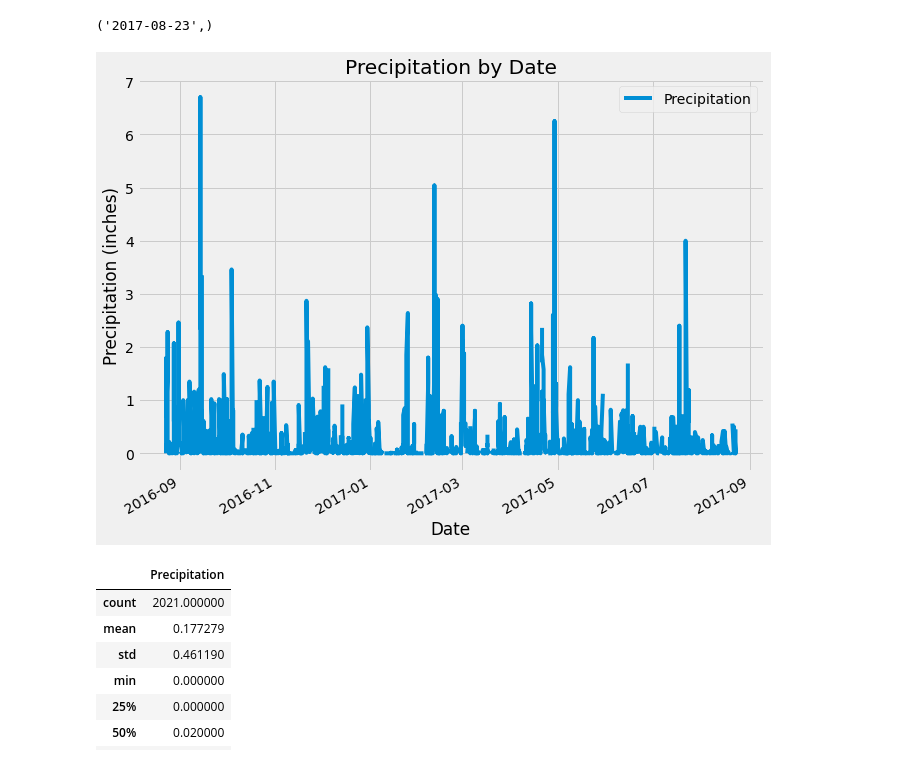
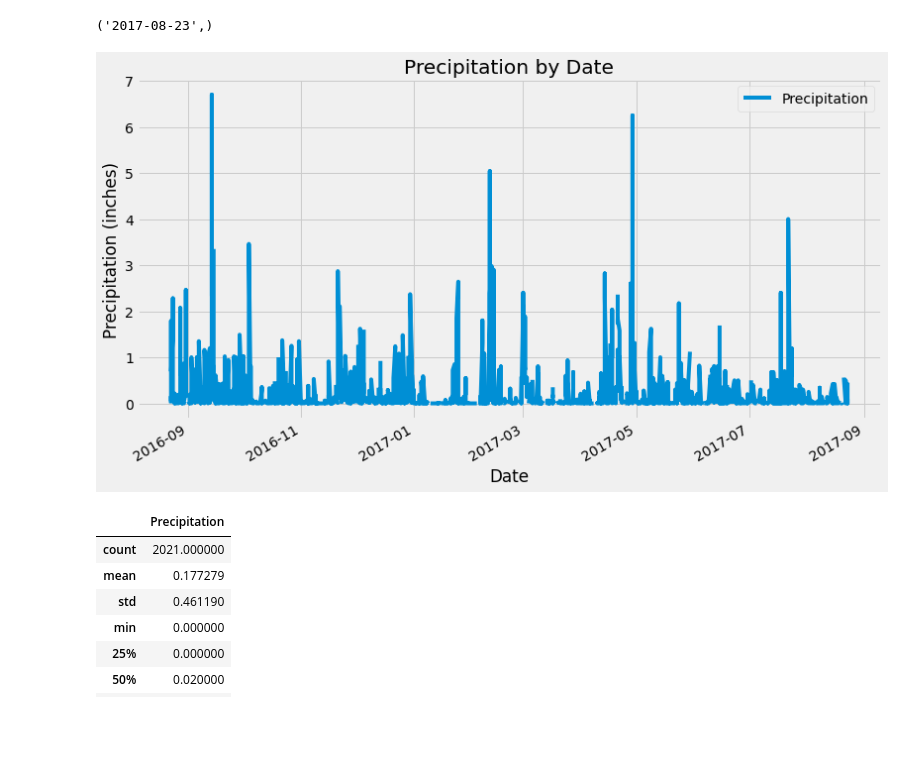
Before and after one commit to cekiorpes/sqlalchemy-challenge, a Jupyter notebook: climate.ipynb, the cells around one changed output. Drawn from its saved outputs; the diff is of its cells as text; code cells hidden in the pictures; blank space fills up the shorter version.

```diff
--- a/climate.ipynb
+++ b/climate.ipynb
@@ -53,35 +53,35 @@ date = dt.datetime(2017, 8, 23)
 recent_year = date - dt.timedelta(days = 366)
 
 # Perform a query to retrieve the data and precipitation scores
 results = session.query(Measurement.date, Measurement.prcp).\
     filter(Measurement.date >= recent_year).order_by(Measurement.date).all()
 
 #Save date and precipitation data in lists
 date = [result[0] for result in results]
 precipitation = [result[1] for result in results]
 
 # Save the query results as a Pandas DataFrame and set the index to the date column
 precip = pd.DataFrame({"Date": date,
                       "Precipitation": precipitation})
 
 #Convert date column to datetime
 precip["Date"]= pd.to_datetime(precip["Date"])
 
 #Set date column as index
 precip_df = precip.set_index("Date")
 
 # Sort the dataframe by date
 precip_df = precip_df.sort_values("Date")
 
 # Use Pandas Plotting with Matplotlib to plot the data
-ax = precip_df.plot(figsize =(10, 8))
+precip_df.plot(figsize = (12, 7))
 plt.title("Precipitation by Date")
 plt.xlabel("Date")
 plt.ylabel("Precipitation (inches)")
 plt.grid(True)
 plt.show()
 # %% [output]
-[figure, old version]
+[figure, new version]
 # %%
 # Use Pandas to calcualte the summary statistics for the precipitation data
 precip_df.describe()
```
